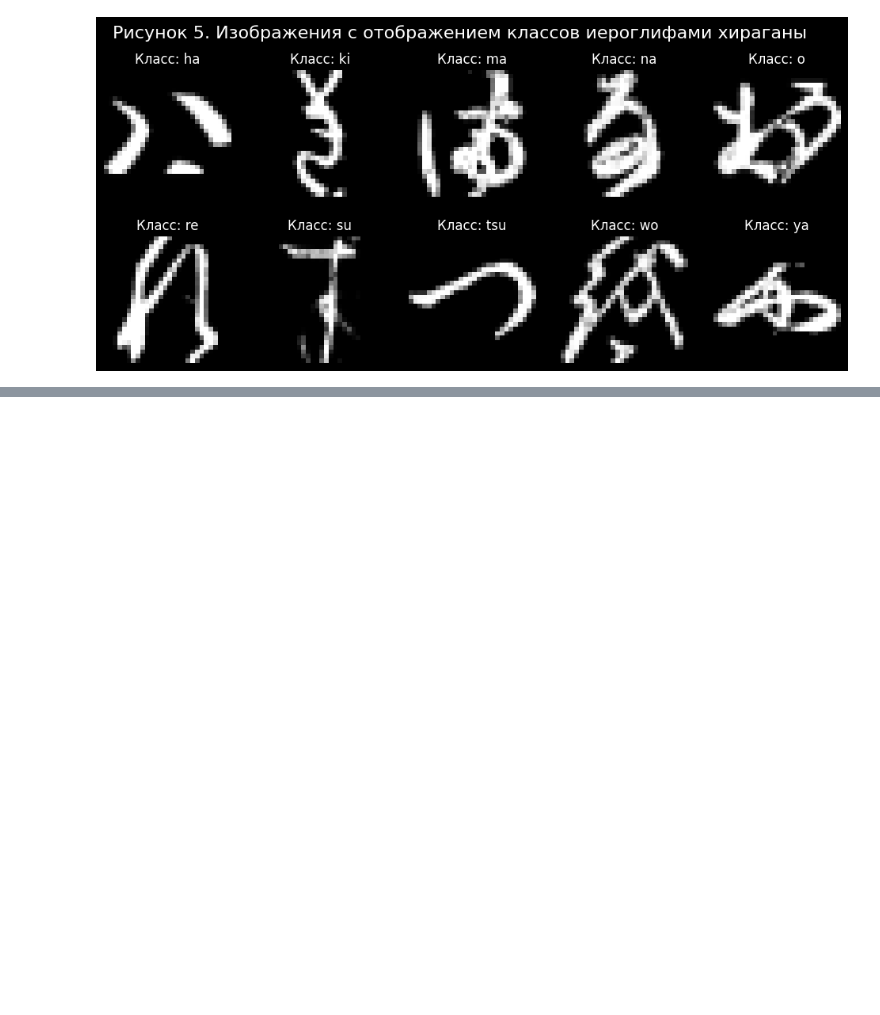
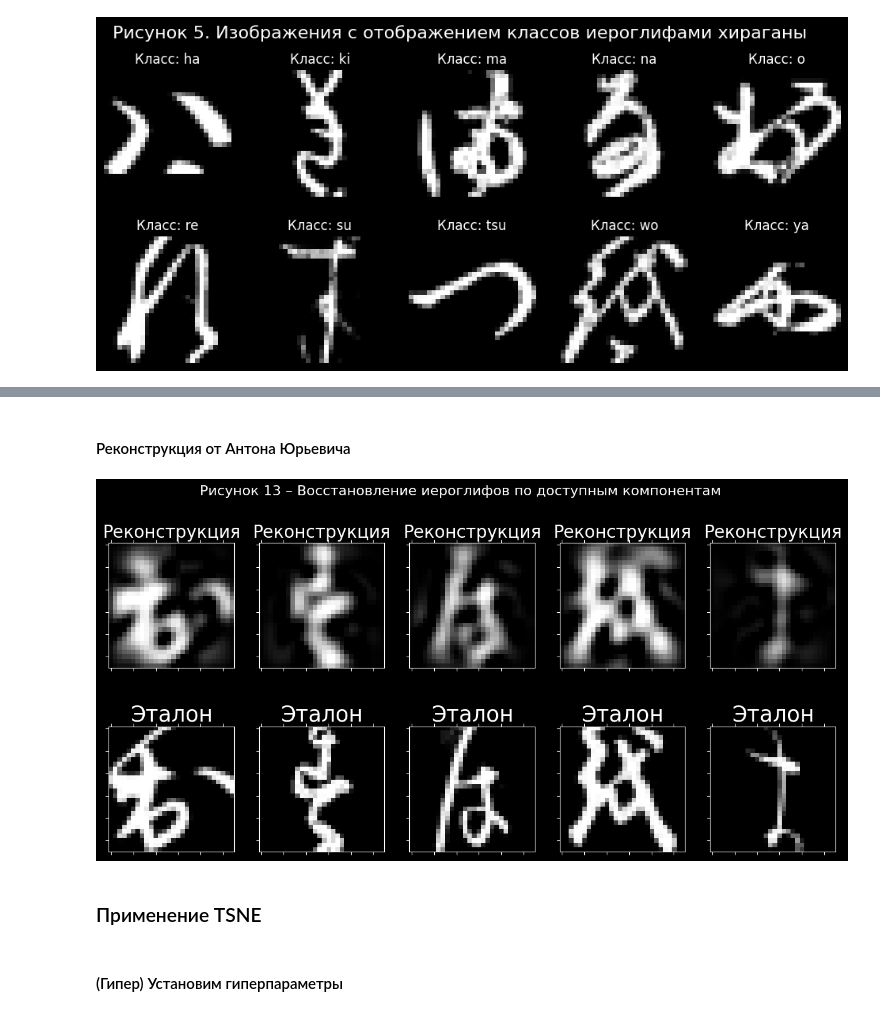
Before and after one commit to Artemonkey/ML_course_practice, a Jupyter notebook: 2. Clusterization models/japanese-heiroglyphs.ipynb, the cells around one changed output, grey strips where cells are left out. Drawn from its saved outputs; the diff is of its cells as text; code cells hidden in the pictures; blank space fills up the shorter version.

Commit message:
feat: TSNE and some enchancements f.e. more mk headers

```diff
--- a/2. Clusterization models/japanese-heiroglyphs.ipynb
+++ b/2. Clusterization models/japanese-heiroglyphs.ipynb
@@ -295,0 +359,3 @@ sklearn.decomposition._pca.PCA
+# %%
+pca_inverse = pca.inverse_transform(pca_results)
+pca_inverse.shape
@@ -295,0 +456,27 @@ sklearn.decomposition._pca.PCA
+# %% [markdown]
+#### Реконструкция от Антона Юрьевича
+# %%
+n = 3900 # номер иероглифа в датасете
+
+
+fig=plt.figure(figsize=(15,7))
+plt.suptitle("Рисунок 13 – Восстановление иероглифов по доступным компонентам", fontsize=16)
+for i in range(0,5):
+  ax = fig.add_subplot(2,5,i+1)
+  ax.set_title("Реконструкция", size=20)
+  ax.matshow(1-pca_inverse[i+n,:].reshape((28,28)).astype(float), cmap='Greys', vmin = 0, vmax = 1)
+  plt.setp(ax.get_xticklabels(), visible=False)
+  plt.setp(ax.get_yticklabels(), visible=False)
+
+for i in range(0,5):
+  ax = fig.add_subplot(2,5,i+6)
+  ax.set_title("Эталон", size=25)
+  ax.matshow(1-X.to_numpy()[i+n,:].reshape((28,28)).astype(float), cmap='Greys', vmin = 0, vmax = 1)
+  plt.setp(ax.get_xticklabels(), visible=False)
+  plt.setp(ax.get_yticklabels(), visible=False)
+# %% [output]
+[figure, added]
+# %% [markdown]
+### Применение TSNE
+# %% [markdown]
+#### (Гипер) Установим гиперпараметры
```
Also changed, not shown: parts of 41 cells of this notebook.
